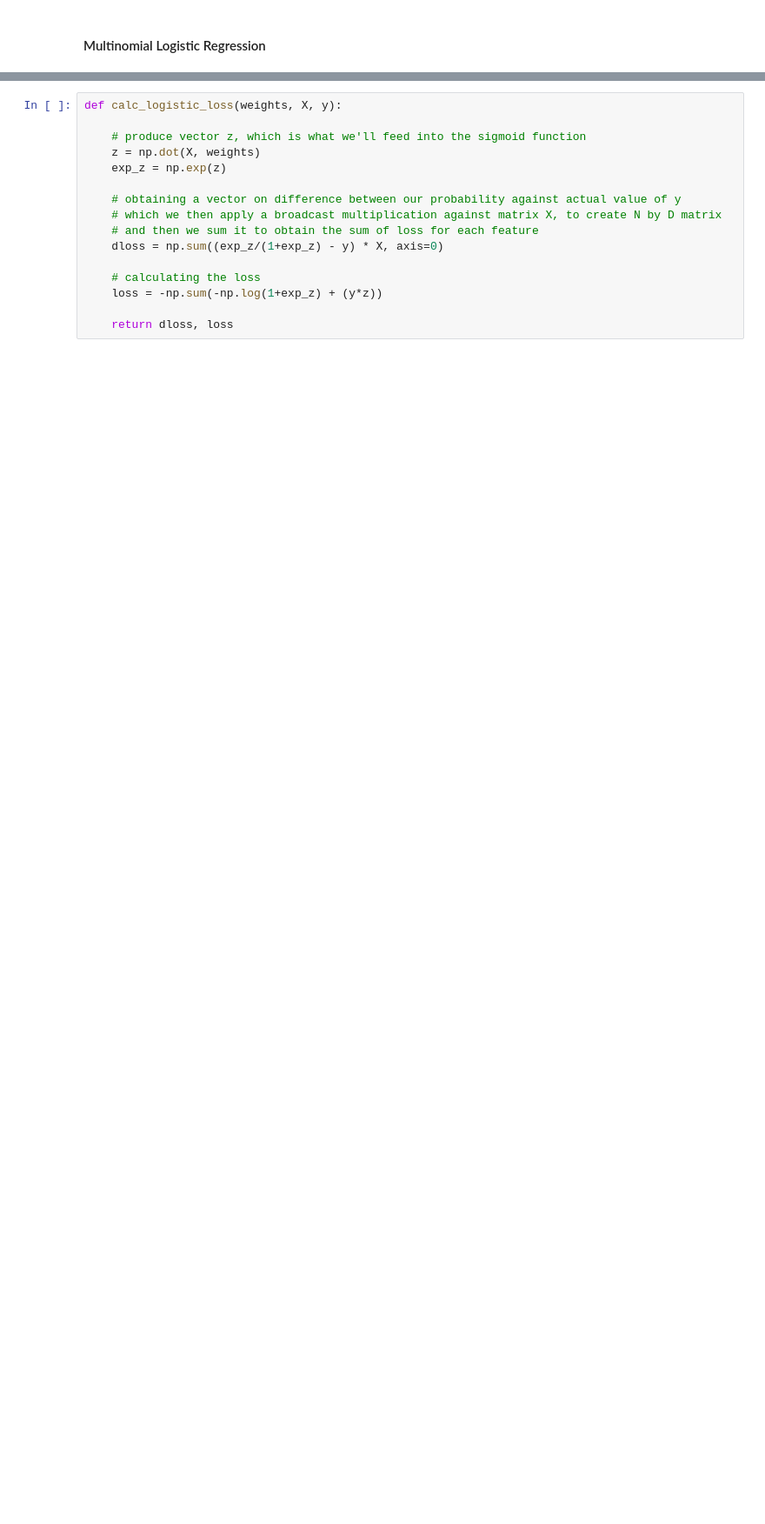
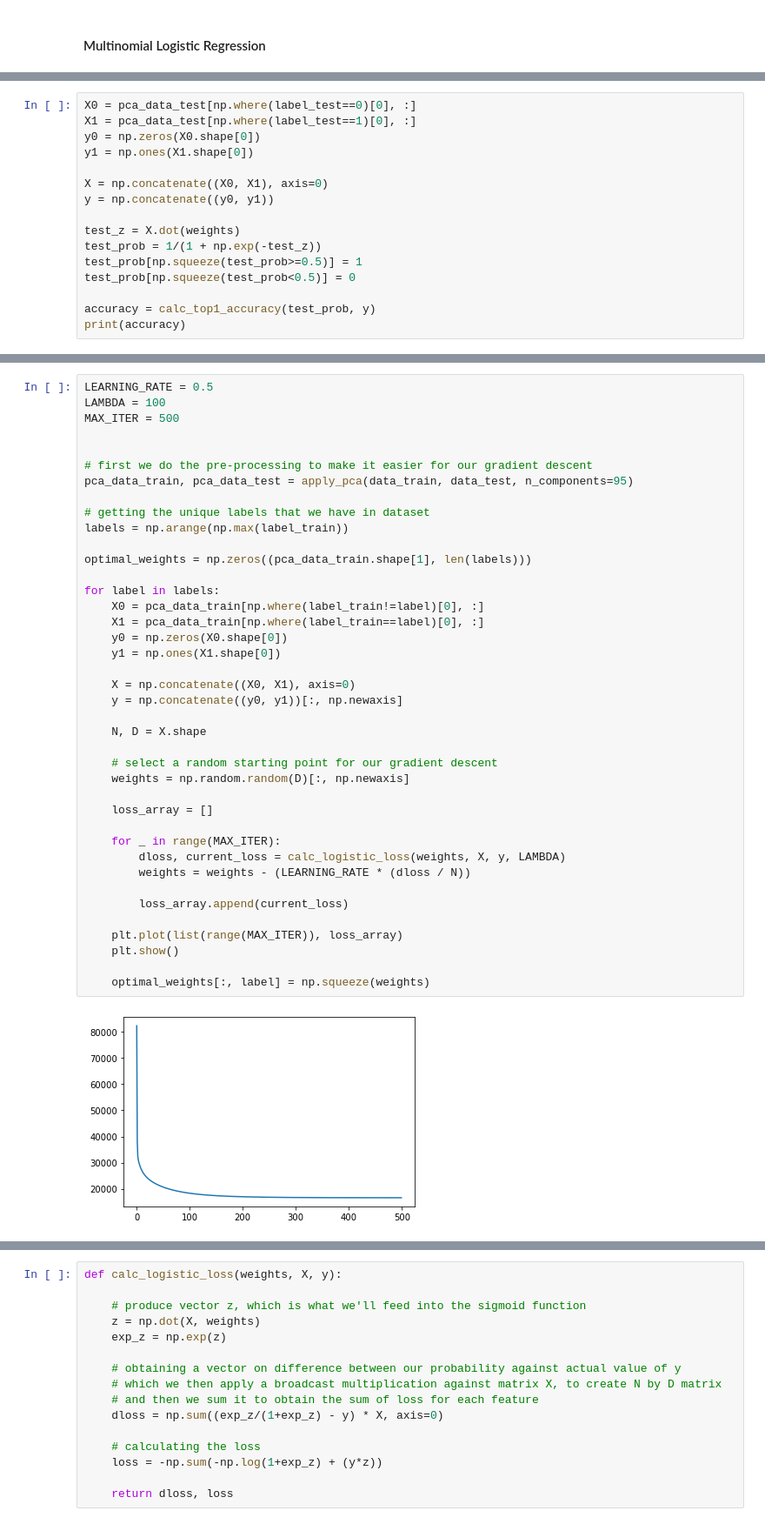
Before and after one commit to jsnarvasa/COMP5318, a Jupyter notebook: SID500525438_code.ipynb, the cells around one changed output, grey strips where cells are left out. Shown at 87% size. Drawn from its saved outputs; the diff is of its cells as text; blank space fills up the shorter version.

```diff
--- a/SID500525438_code.ipynb
+++ b/SID500525438_code.ipynb
@@ -376,0 +601,16 @@ output_prediction(nb_svd_results)
+# %%
+X0 = pca_data_test[np.where(label_test==0)[0], :]
+X1 = pca_data_test[np.where(label_test==1)[0], :]
+y0 = np.zeros(X0.shape[0])
+y1 = np.ones(X1.shape[0])
+
+X = np.concatenate((X0, X1), axis=0)
+y = np.concatenate((y0, y1))
+
+test_z = X.dot(weights)
+test_prob = 1/(1 + np.exp(-test_z))
+test_prob[np.squeeze(test_prob>=0.5)] = 1
+test_prob[np.squeeze(test_prob<0.5)] = 0
+
+accuracy = calc_top1_accuracy(test_prob, y)
+print(accuracy)
@@ -376,0 +619,42 @@ output_prediction(nb_svd_results)
+# %%
+LEARNING_RATE = 0.5
+LAMBDA = 100
+MAX_ITER = 500
+
+
+# first we do the pre-processing to make it easier for our gradient descent
+pca_data_train, pca_data_test = apply_pca(data_train, data_test, n_components=95)
+
+# getting the unique labels that we have in dataset
+labels = np.arange(np.max(label_train))
+
+optimal_weights = np.zeros((pca_data_train.shape[1], len(labels)))
+
+for label in labels:
+    X0 = pca_data_train[np.where(label_train!=label)[0], :]
+    X1 = pca_data_train[np.where(label_train==label)[0], :]
+    y0 = np.zeros(X0.shape[0])
+    y1 = np.ones(X1.shape[0])
+
+    X = np.concatenate((X0, X1), axis=0)
+    y = np.concatenate((y0, y1))[:, np.newaxis]
+
+    N, D = X.shape
+
+    # select a random starting point for our gradient descent
+    weights = np.random.random(D)[:, np.newaxis]
+
+    loss_array = []
+
+    for _ in range(MAX_ITER):
+        dloss, current_loss = calc_logistic_loss(weights, X, y, LAMBDA)
+        weights = weights - (LEARNING_RATE * (dloss / N))
+
+        loss_array.append(current_loss)
+
+    plt.plot(list(range(MAX_ITER)), loss_array)
+    plt.show()
+
+    optimal_weights[:, label] = np.squeeze(weights)
+# %% [output]
+[figure, added]
```
Also changed, not shown: parts of 18 cells of this notebook.
